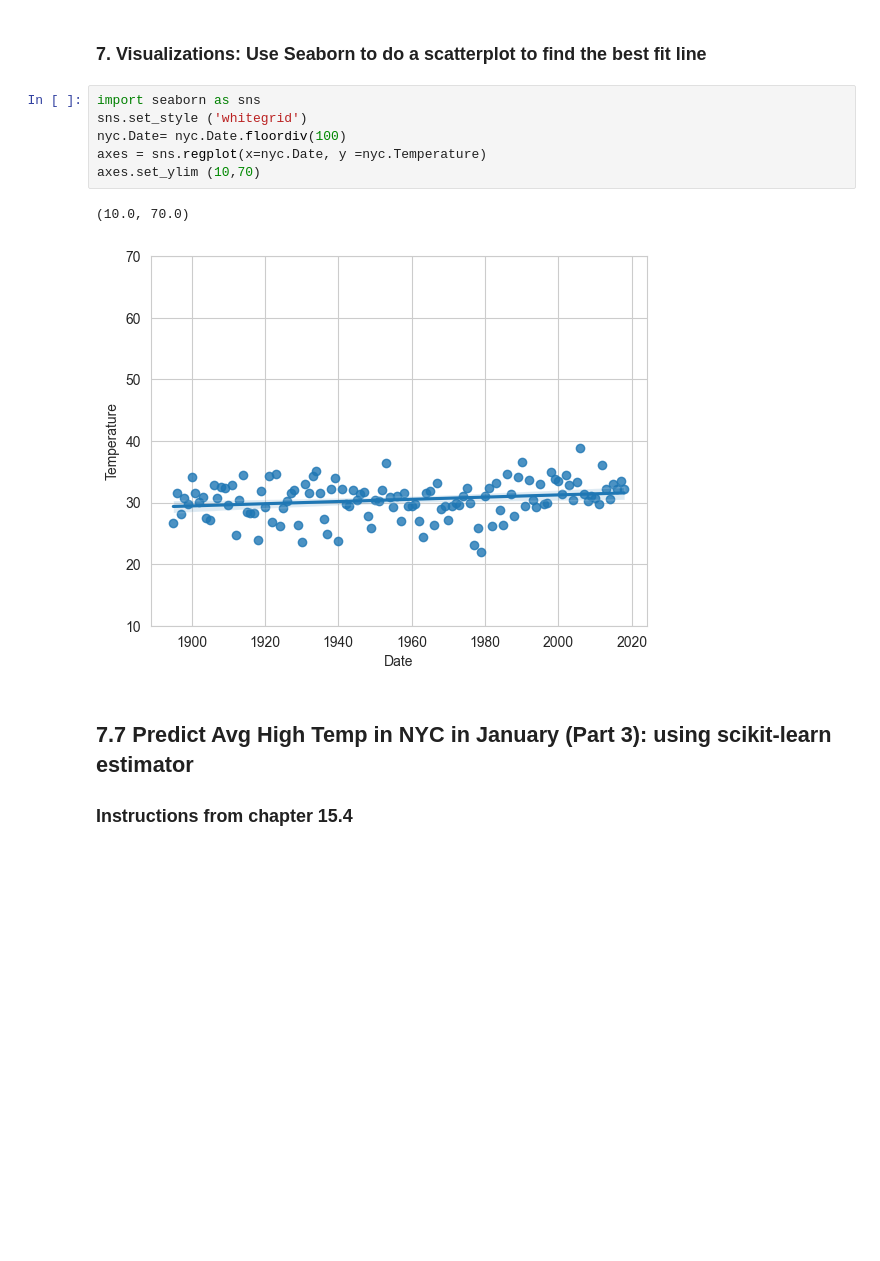
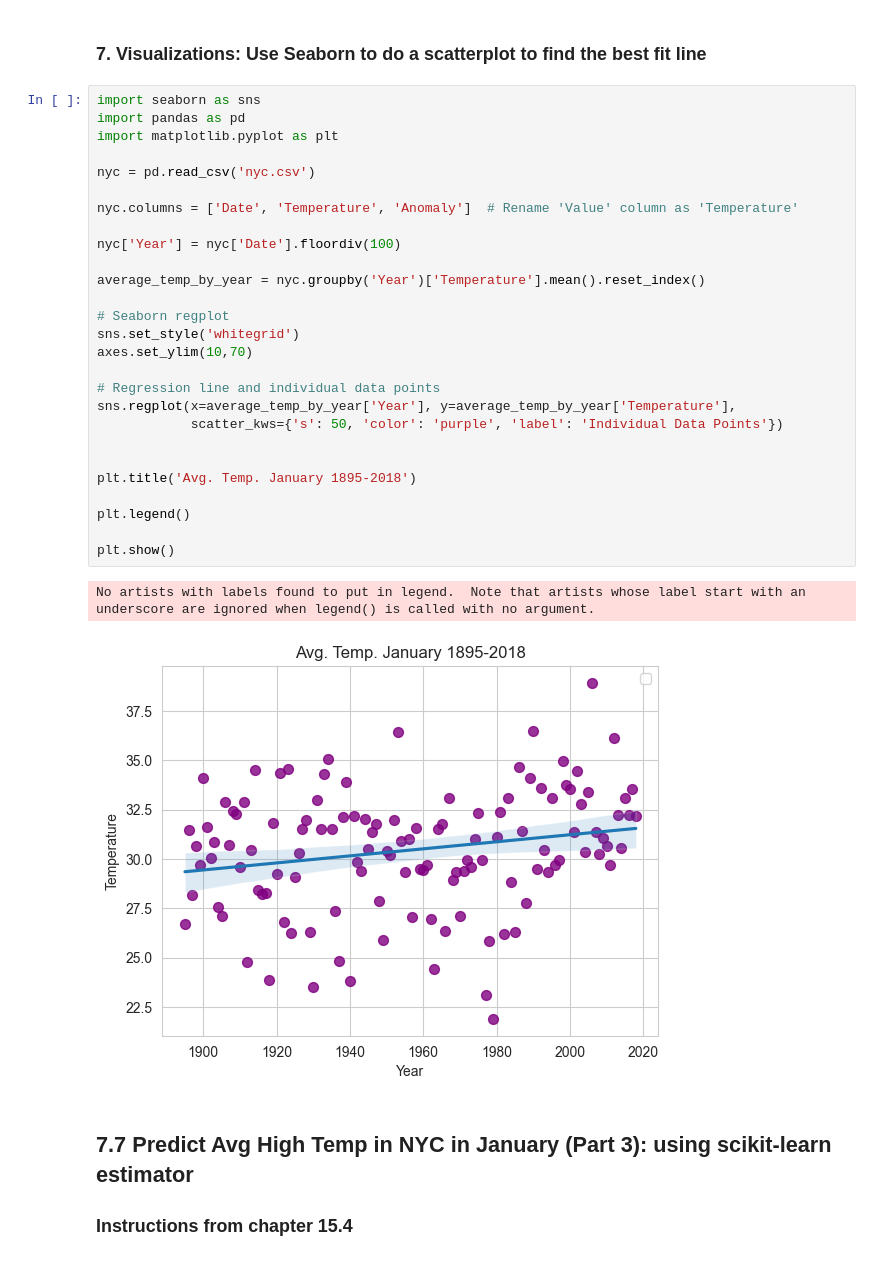
Before and after one commit to S572396/datafun-07-ml, a Jupyter notebook: sandraruiz_ml.ipynb, the cells around one changed output. Saved outputs shown, nothing was run; the diff lists cells and outputs as text; blank space fills up the shorter version.

```diff
--- a/sandraruiz_ml.ipynb
+++ b/sandraruiz_ml.ipynb
@@ -247,14 +262,35 @@ linear_regression.slope * 2024 + linear_regression.intercept
 # %% [markdown]
 ### 7. Visualizations: Use Seaborn to do a scatterplot to find the best fit line
-# %%
-import seaborn as sns
-sns.set_style ('whitegrid')
-nyc.Date= nyc.Date.floordiv(100)
-axes = sns.regplot(x=nyc.Date, y =nyc.Temperature)
-axes.set_ylim (10,70)
-# %% [output]
-(10.0, 70.0)
-[figure, removed]
+# %%
+import seaborn as sns
+import pandas as pd
+import matplotlib.pyplot as plt
+
+nyc = pd.read_csv('nyc.csv')
+
+nyc.columns = ['Date', 'Temperature', 'Anomaly']  # Rename 'Value' column as 'Temperature'
+
+nyc['Year'] = nyc['Date'].floordiv(100)
+
+average_temp_by_year = nyc.groupby('Year')['Temperature'].mean().reset_index()
+
+# Seaborn regplot
+sns.set_style('whitegrid')
+axes.set_ylim(10,70)
+
+# Regression line and individual data points
+sns.regplot(x=average_temp_by_year['Year'], y=average_temp_by_year['Temperature'],
+            scatter_kws={'s': 50, 'color': 'purple', 'label': 'Individual Data Points'})
+
+
+plt.title('Avg. Temp. January 1895-2018')
+
+plt.legend()
+
+plt.show()
+# %% [output]
+No artists with labels found to put in legend.  Note that artists whose label start with an underscore are ignored when legend() is called with no argument.
+[figure, added]
 # %% [markdown]
 ## 7.7 Predict Avg High Temp in NYC in January (Part 3): using scikit-learn estimator
 ### Instructions from chapter 15.4
```
Also changed, not shown: parts of 11 cells of this notebook, 1 other file.
